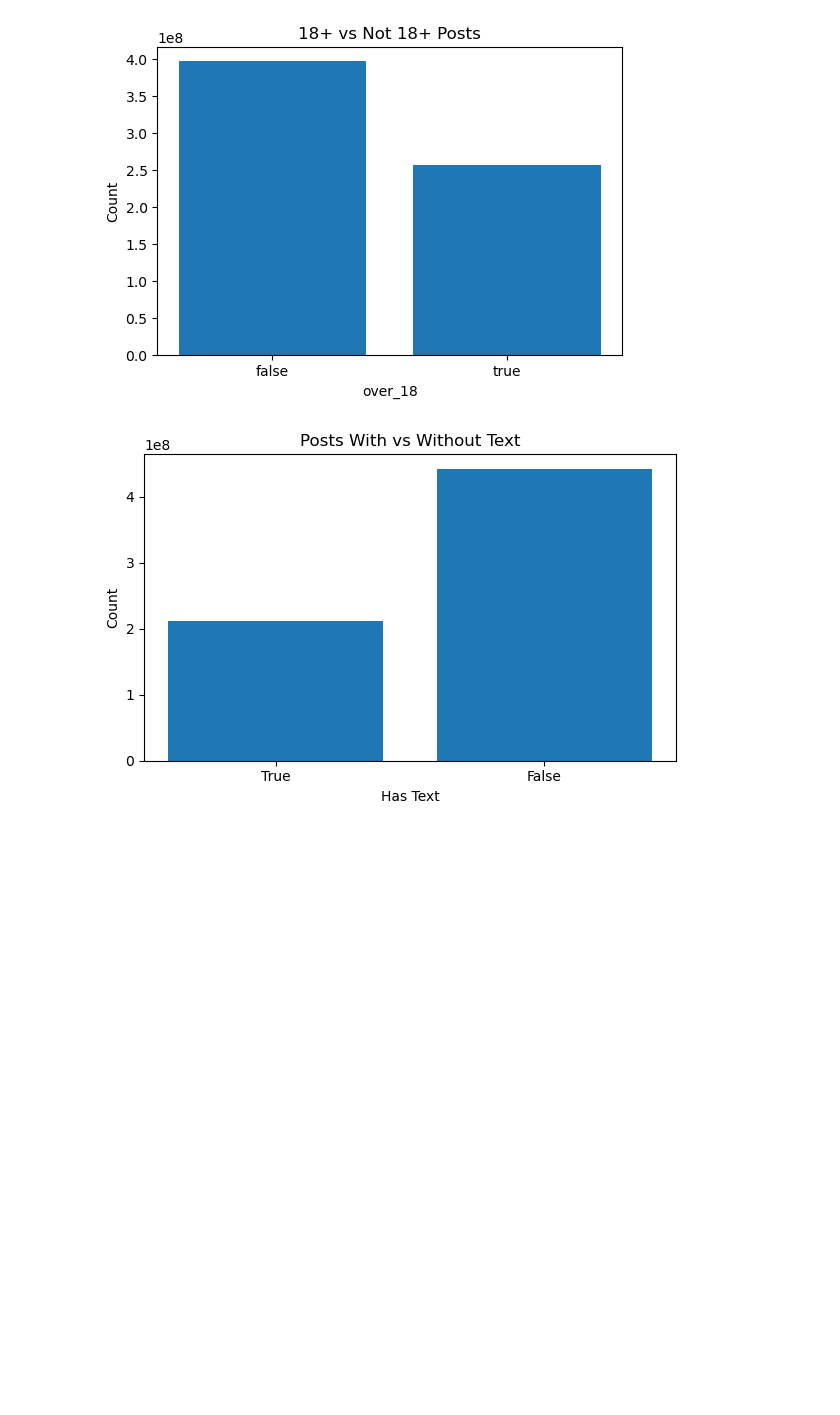
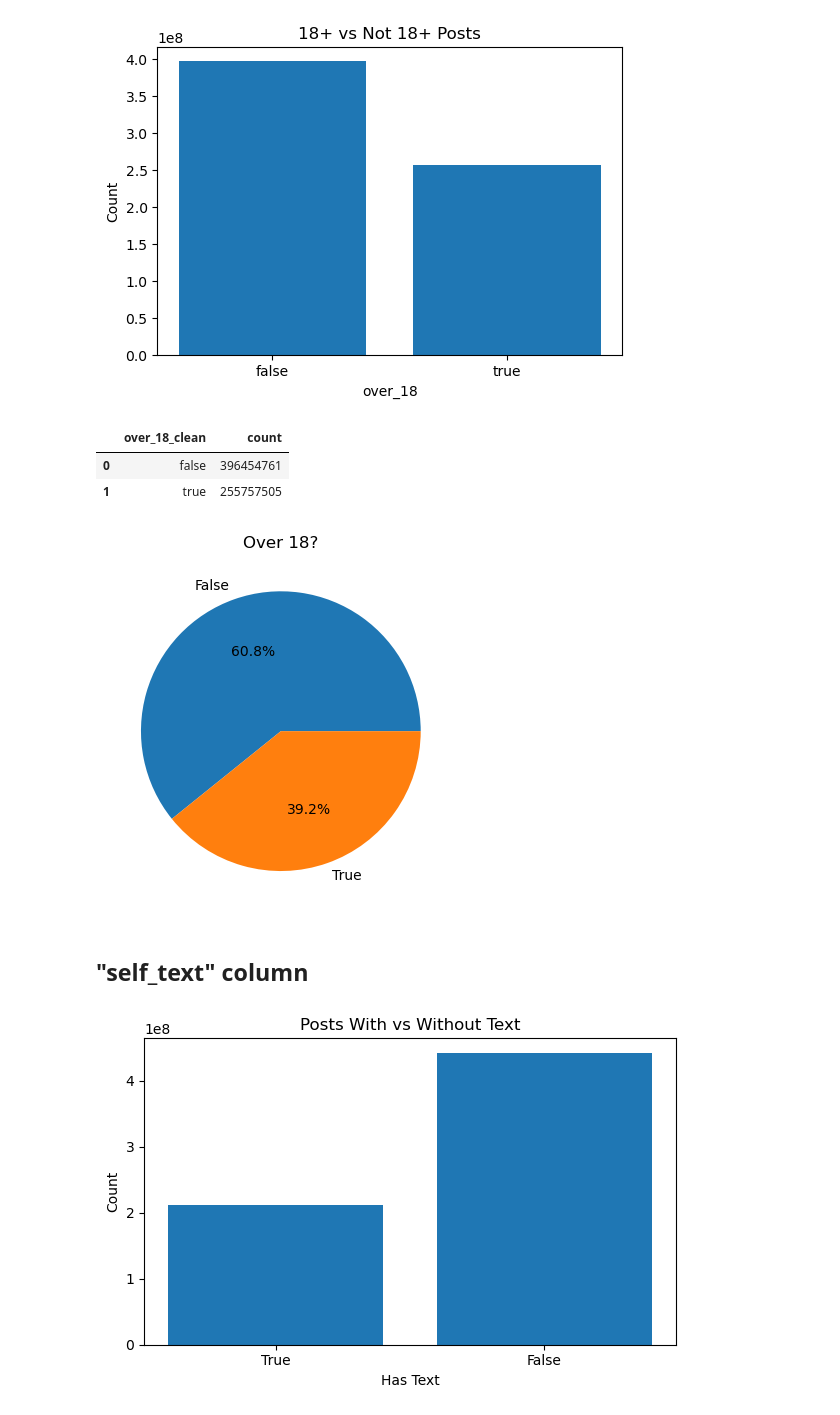
Before and after one commit to gkao25/dsc-232r-project, a Jupyter notebook: EDA.ipynb, the cells around one changed output. Drawn from its saved outputs; the diff is of its cells as text; code cells hidden in the pictures; blank space fills up the shorter version.

Commit message:
update plots

```diff
--- a/EDA.ipynb
+++ b/EDA.ipynb
@@ -172,6 +179,26 @@ plt.ylabel("Count")
 plt.show()
 # %% [output]
 [figure]
+# %%
+over18_pd
+# %% [output]
+|  | over_18_clean | count |
+| 0 | false | 396454761 |
+| 1 | true | 255757505 |
+# %%
+# pie chart
+sizes = over18_pd['count'] / over18_pd['count'].sum()
+plt.figure(figsize=(6,4))
+plt.pie(sizes, labels=['False', 'True'], autopct='%1.1f%%')
+plt.title("Over 18?")
+# plt.legend()
+plt.tight_layout()
+plt.savefig("over18_pie.png", bbox_inches="tight")
+plt.show()
+# %% [output]
+[figure, added]
+# %% [markdown]
+## "self_text" column
 # %%
 # classify posts
 df_text = df.withColumn(
```
Also changed, not shown: parts of 13 cells of this notebook, 3 other files.
